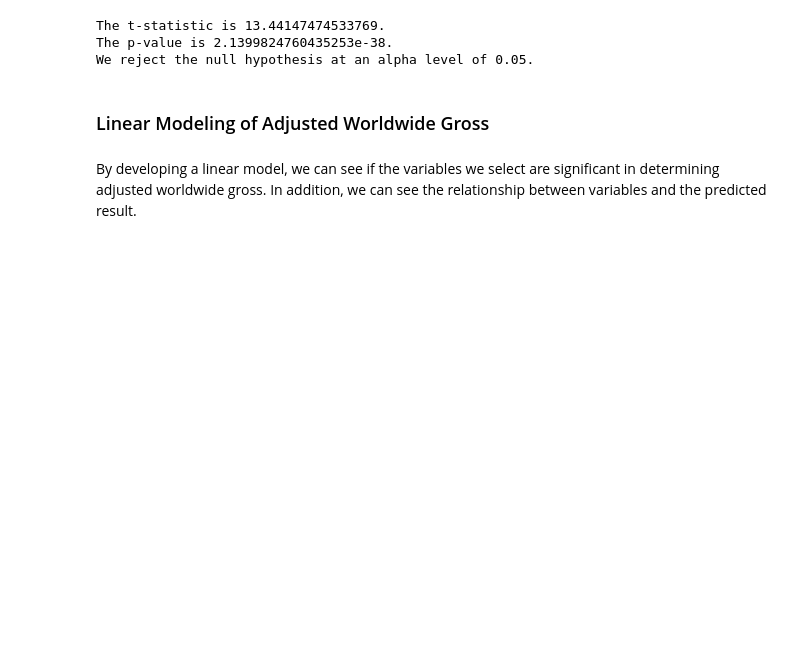
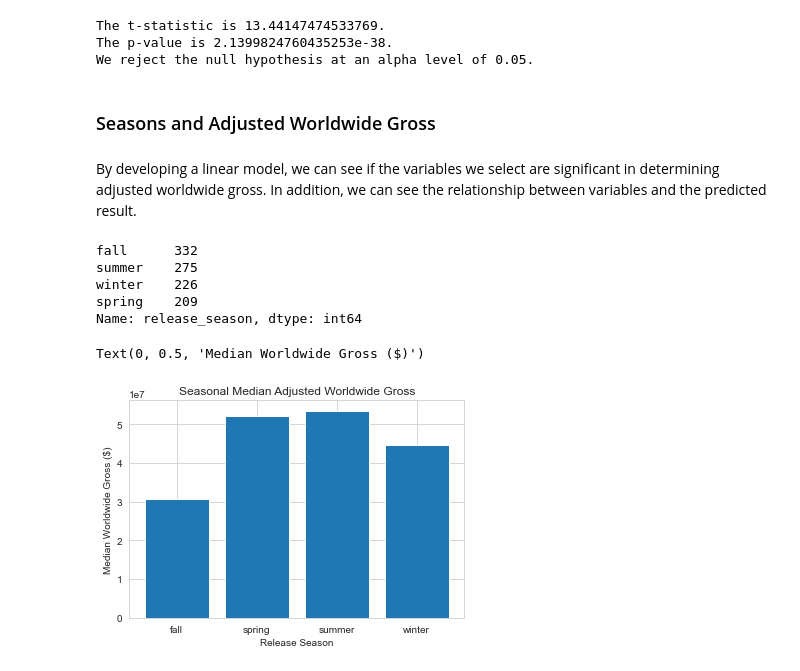
Before and after one commit to doriggs/Semester1Capstone, a Jupyter notebook: student.ipynb, the cells around one changed output. Saved outputs shown, nothing was run; the diff lists cells and outputs as text; code cells hidden in the pictures; blank space fills up the shorter version.

```diff
--- a/student.ipynb
+++ b/student.ipynb
@@ -425,6 +444,6 @@ The t-statistic is 13.44147474533769.
 The p-value is 2.1399824760435253e-38.
 We reject the null hypothesis at an alpha level of 0.05.
 # %% [markdown]
-### Linear Modeling of Adjusted Worldwide Gross
+### Seasons and Adjusted Worldwide Gross
 # %% [markdown]
 By developing a linear model, we can see if the variables we select are significant in determining adjusted worldwide gross. In addition, we can see the relationship between variables and the predicted result.
@@ -434,0 +450,18 @@ By developing a linear model, we can see if the variables we select are signific
+# %%
+imdb_df_c2["release_season"].value_counts()
+# %% [output]
+fall      332
+summer    275
+winter    226
+spring    209
+Name: release_season, dtype: int64
+# %%
+seasonal_medians = imdb_df_c2.groupby("release_season").median()["adjusted_worldwide"]
+fig, ax = plt.subplots()
+ax.bar(seasonal_medians.index, seasonal_medians)
+ax.set_title("Seasonal Median Adjusted Worldwide Gross")
+ax.set_xlabel("Release Season")
+ax.set_ylabel("Median Worldwide Gross ($)")
+# %% [output]
+Text(0, 0.5, 'Median Worldwide Gross ($)')
+[figure, added]
```
Also changed, not shown: parts of 16 cells of this notebook.
